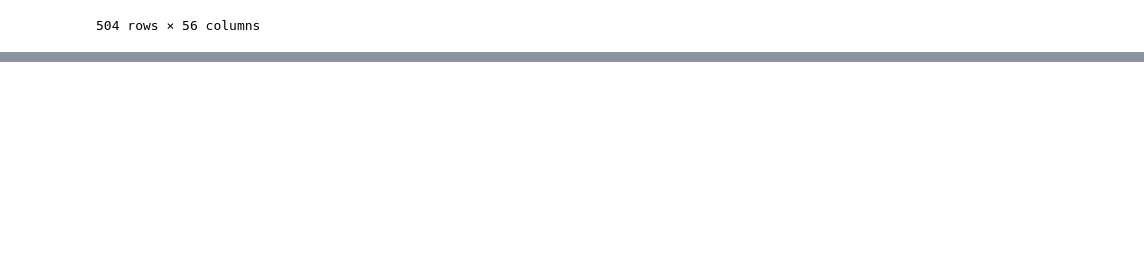
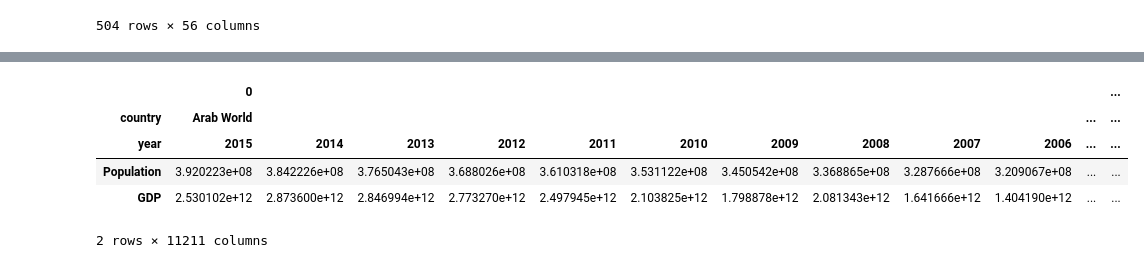
Before and after one commit to sanaz1990/Python-playground, a Jupyter notebook: The unstack method part3.ipynb, the cells around one changed output, grey strips where cells are left out. Saved outputs shown, nothing was run; the diff lists cells and outputs as text; code cells hidden in the pictures; blank space fills up the shorter version.

Commit message:
The unstack method part 3

```diff
--- a/The unstack method part3.ipynb
+++ b/The unstack method part3.ipynb
@@ -64,0 +99,9 @@ world.unstack(level=["year"])
+# %%
+world.unstack(level=[0,1])
+# %% [output]
+|  | 0 |  |  |  |  |  |  |  |  |  |  | ... |
+| country | Arab World |  |  |  |  |  |  |  |  |  | ... | ... |
+| year | 2015 | 2014 | 2013 | 2012 | 2011 | 2010 | 2009 | 2008 | 2007 | 2006 | ... | ... |
+| Population | 3.920223e+08 | 3.842226e+08 | 3.765043e+08 | 3.688026e+08 | 3.610318e+08 | 3.531122e+08 | 3.450542e+08 | 3.368865e+08 | 3.287666e+08 | 3.209067e+08 | ... | ... |
+| GDP | 2.530102e+12 | 2.873600e+12 | 2.846994e+12 | 2.773270e+12 | 2.497945e+12 | 2.103825e+12 | 1.798878e+12 | 2.081343e+12 | 1.641666e+12 | 1.404190e+12 | ... | ... |
+2 rows × 11211 columns
```
Also changed, not shown: parts of 2 cells of this notebook.
